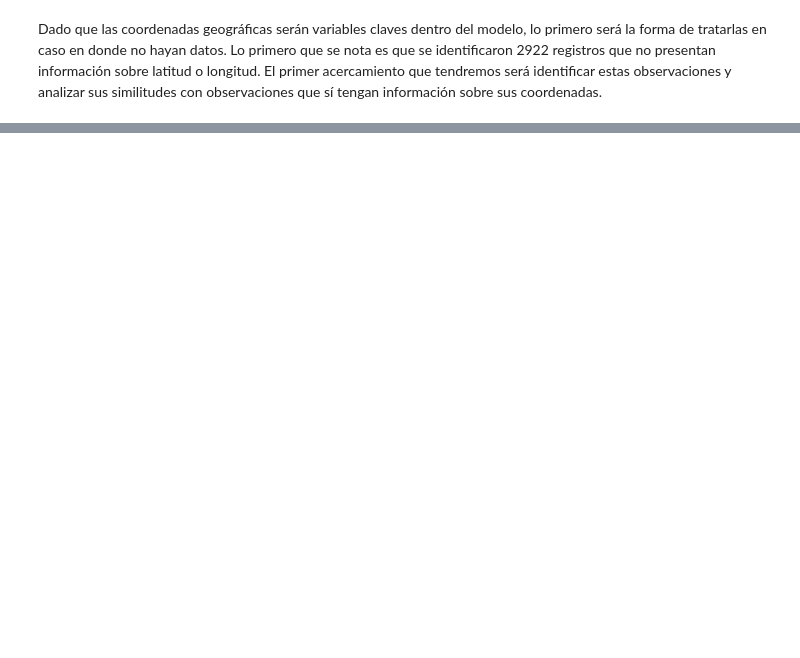
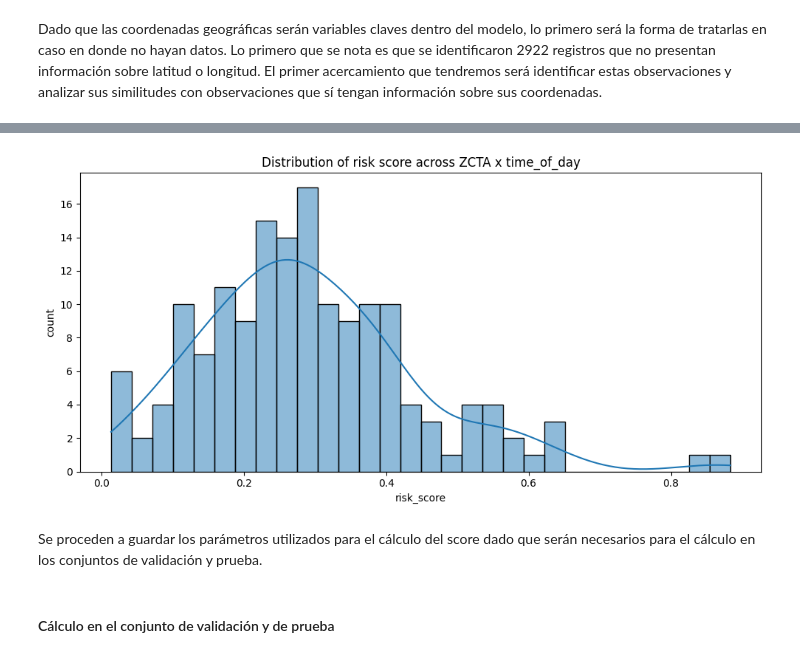
Before and after one commit to dnunez29/Trabajo-Final-Graduacion, a Jupyter notebook: Scripts/TFM_DanielNunezVargas.ipynb, the cells around one changed output, grey strips where cells are left out. Saved outputs shown, nothing was run; the diff lists cells and outputs as text; code cells hidden in the pictures; blank space fills up the shorter version.

```diff
--- a/Scripts/TFM_DanielNunezVargas.ipynb
+++ b/Scripts/TFM_DanielNunezVargas.ipynb
@@ -226,0 +473,3 @@ df_join = df_psa_nan.merge(
+# %%
+# Se define la variable en donde se comenzará a construir el indicador
+df_train = gpd.GeoDataFrame(gdf_with_population, crs='EPSG:4326')
@@ -226,0 +570,6 @@ df_join = df_psa_nan.merge(
+# %%
+# Se normalizan todos los componentes para que esten en una misma escala y dentro del rango de (0,1)
+agg['capita_norm']  = robust_minmax_with_params(agg['rate_capita_post'], capita_q1, capita_q99)
+agg['area_norm']    = robust_minmax_with_params(agg['rate_area_post'], area_q1, area_q99)
+agg['density_norm'] = robust_minmax_with_params(agg['density_mile2'], density_q1, density_q99)
+agg['violent_norm'] = robust_minmax_with_params(agg['violent_share'], violent_q1, violent_q99)
@@ -226,0 +590,11 @@ df_join = df_psa_nan.merge(
+# %%
+def jenks_thresholds(risk_scores):
+    breaks = jenkspy.jenks_breaks(risk_scores, n_classes=3)
+
+    return {
+        'low_threshold': breaks[1],
+        'high_threshold': breaks[2],
+        'justification': "Based on natural clustering in risk score distribution"
+    }
+
+thresholds = jenks_thresholds(risk_scores=agg['risk_score'])
@@ -226,0 +603,16 @@ df_join = df_psa_nan.merge(
+# %%
+# Categorización ( Antes estaban 0.3 y 0.7)
+mean_risk = agg['risk_score'].mean()
+std_risk = agg['risk_score'].std()
+
+def categorize_std(p):
+    if p <= thresholds['low_threshold']:
+        return 'Low'
+    elif p <= thresholds['high_threshold'] :
+        return 'Moderate'
+    else:
+        return 'High'
+
+agg['risk_level'] = agg['risk_score'].apply(categorize_std)
+
+agg.head(3)
@@ -226,0 +646,13 @@ df_join = df_psa_nan.merge(
+# %%
+viz = agg.groupby(['ZCTA','time_of_day'])['risk_score'].mean().reset_index()
+plt.figure(figsize=(10,5))
+sns.histplot(viz['risk_score'], bins=30, kde=True)
+plt.title('Distribution of risk score across ZCTA x time_of_day')
+plt.xlabel('risk_score')
+plt.ylabel('count')
+plt.tight_layout()
+plt.show()
+# %% [output]
+[figure, added]
+# %% [markdown]
+Se proceden a guardar los parámetros utilizados para el cálculo del score dado que serán necesarios para el cálculo en los conjuntos de validación y prueba.
@@ -226,0 +676,2 @@ df_join = df_psa_nan.merge(
+# %% [markdown]
+#### Cálculo en el conjunto de validación y de prueba
```
Also changed, not shown: parts of 108 cells of this notebook, 18 other files.
